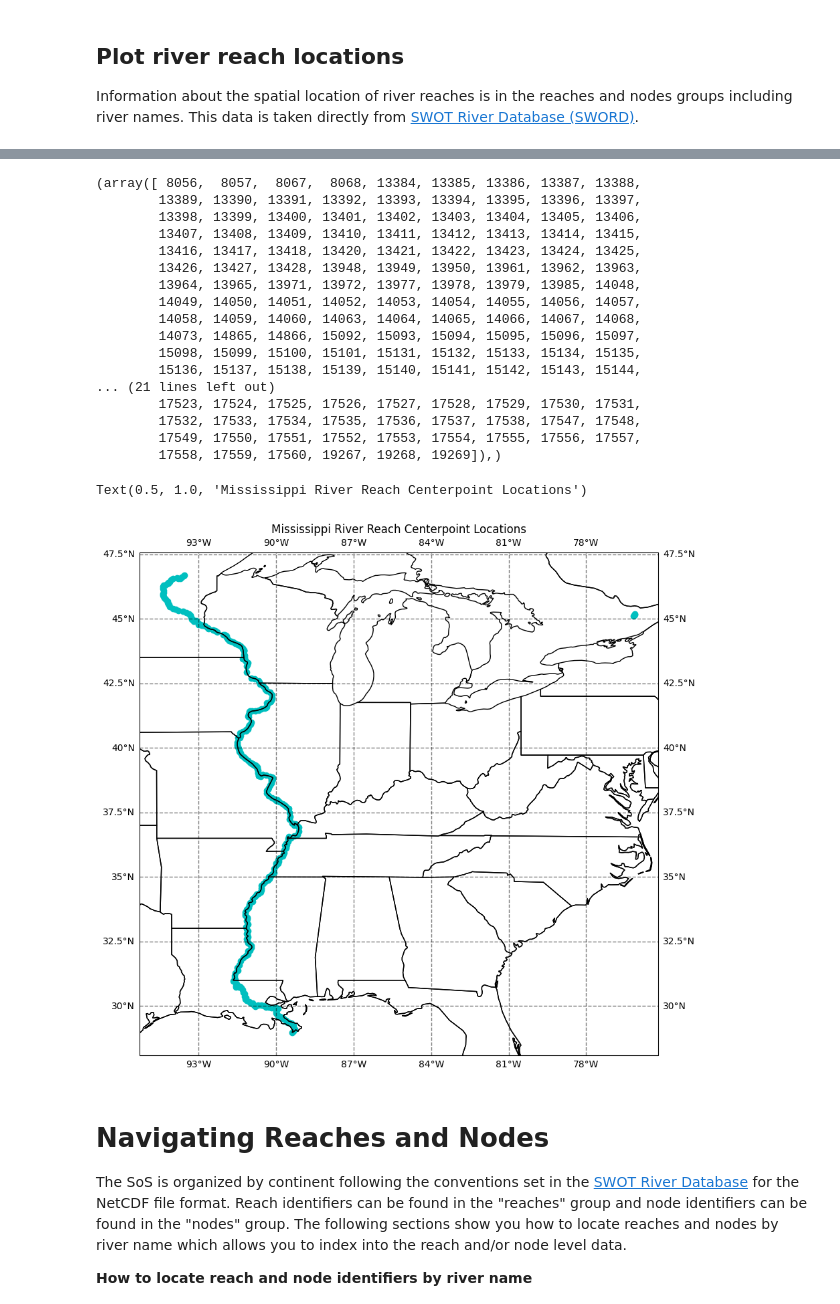
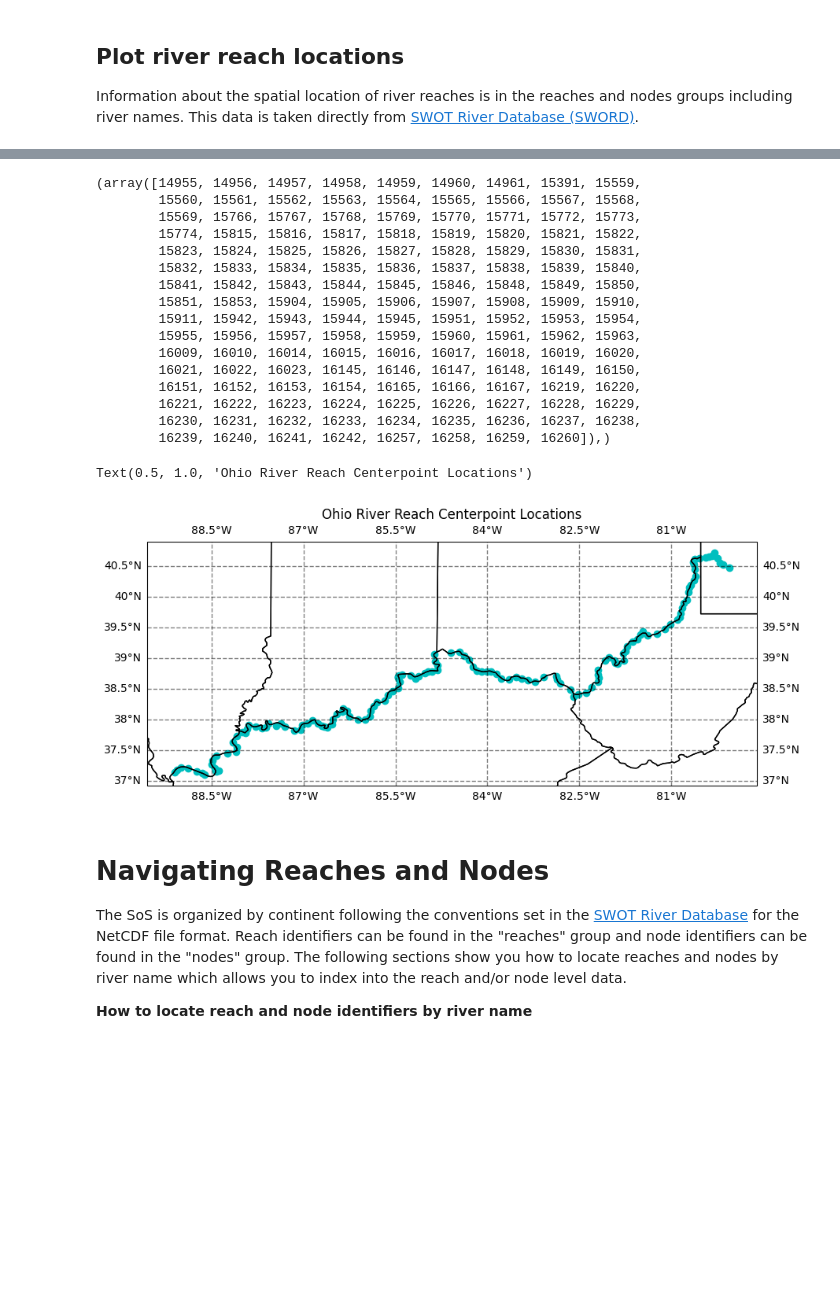
Before and after one commit to SWOT-Confluence/sos-notebooks, a Jupyter notebook: example_plot_SWOT_SoS_discharge.ipynb, the cells around one changed output, grey strips where cells are left out. Drawn from its saved outputs; the diff is of its cells as text; code cells hidden in the pictures; blank space fills up the shorter version.

```diff
--- a/example_plot_SWOT_SoS_discharge.ipynb
+++ b/example_plot_SWOT_SoS_discharge.ipynb
@@ -27,10 +28,10 @@ Results are organized into groups corresponding to modules in the SWOT-Confluenc
 Start by opening the results SoS NetCDF file and investigating the available groups:
 # %%
 # Open the priors file:
-priors = netCDF4.Dataset("/path/to/sos/priors/file.nc", format="NETCDF4")
+priors = netCDF4.Dataset("/path/to/sos/priors/file/na_sword_v16_SOS_priors.nc", format="NETCDF4")
 
 # Open the results file
-results = netCDF4.Dataset("/path/to/sos/results/file.nc", format="NETCDF4")
+results = netCDF4.Dataset("/path/to/sos/results/file/na_sword_v16_SOS_results.nc", format="NETCDF4")
 # %%
 # Display the priors groups
 print("Priors Groups:")
@@ -114,53 +115,52 @@ reach_lat = results.groups['reaches'].variables['y']
 river_names = results.groups['reaches'].variables['river_name']
 
 # Filter data to only find the Mississippi River
-idx = np.where(river_names[:] == 'Mississippi River')
+idx = np.where(river_names[:] == 'Ohio River')
 # %%
 idx
 # %% [output]
-(array([ 8056,  8057,  8067,  8068, 13384, 13385, 13386, 13387, 13388,
-        13389, 13390, 13391, 13392, 13393, 13394, 13395, 13396, 13397,
-        13398, 13399, 13400, 13401, 13402, 13403, 13404, 13405, 13406,
-        13407, 13408, 13409, 13410, 13411, 13412, 13413, 13414, 13415,
-        13416, 13417, 13418, 13420, 13421, 13422, 13423, 13424, 13425,
-        13426, 13427, 13428, 13948, 13949, 13950, 13961, 13962, 13963,
-        13964, 13965, 13971, 13972, 13977, 13978, 13979, 13985, 14048,
-        14049, 14050, 14051, 14052, 14053, 14054, 14055, 14056, 14057,
-        14058, 14059, 14060, 14063, 14064, 14065, 14066, 14067, 14068,
-        14073, 14865, 14866, 15092, 15093, 15094, 15095, 15096, 15097,
-        15098, 15099, 15100, 15101, 15131, 15132, 15133, 15134, 15135,
-        15136, 15137, 15138, 15139, 15140, 15141, 15142, 15143, 15144,
-... (21 lines left out)
-        17523, 17524, 17525, 17526, 17527, 17528, 17529, 17530, 17531,
-        17532, 17533, 17534, 17535, 17536, 17537, 17538, 17547, 17548,
-        17549, 17550, 17551, 17552, 17553, 17554, 17555, 17556, 17557,
-        17558, 17559, 17560, 19267, 19268, 19269]),)
+(array([14955, 14956, 14957, 14958, 14959, 14960, 14961, 15391, 15559,
+        15560, 15561, 15562, 15563, 15564, 15565, 15566, 15567, 15568,
+        15569, 15766, 15767, 15768, 15769, 15770, 15771, 15772, 15773,
+        15774, 15815, 15816, 15817, 15818, 15819, 15820, 15821, 15822,
+        15823, 15824, 15825, 15826, 15827, 15828, 15829, 15830, 15831,
+        15832, 15833, 15834, 15835, 15836, 15837, 15838, 15839, 15840,
+        15841, 15842, 15843, 15844, 15845, 15846, 15848, 15849, 15850,
+        15851, 15853, 15904, 15905, 15906, 15907, 15908, 15909, 15910,
+        15911, 15942, 15943, 15944, 15945, 15951, 15952, 15953, 15954,
+        15955, 15956, 15957, 15958, 15959, 15960, 15961, 15962, 15963,
+        16009, 16010, 16014, 16015, 16016, 16017, 16018, 16019, 16020,
+        16021, 16022, 16023, 16145, 16146, 16147, 16148, 16149, 16150,
+        16151, 16152, 16153, 16154, 16165, 16166, 16167, 16219, 16220,
+        16221, 16222, 16223, 16224, 16225, 16226, 16227, 16228, 16229,
+        16230, 16231, 16232, 16233, 16234, 16235, 16236, 16237, 16238,
+        16239, 16240, 16241, 16242, 16257, 16258, 16259, 16260]),)
 # %%
 # Create the figure
 fig = plt.figure(figsize=(10,10))
 
 # Add map elements gridlines
 ax = plt.axes(projection=ccrs.PlateCarree())
 ax.coastlines()
 ax.add_feature(cfeature.STATES, edgecolor='black')
 
 gl = ax.gridlines(crs=ccrs.PlateCarree(), linewidth=1, color='black', alpha=0.5, linestyle='--', draw_labels=True)
 gl.xlabels_top = False
 gl.ylabels_left = True
 gl.ylabels_right=False
 gl.xlines = True
 
 gl.xformatter = LONGITUDE_FORMATTER
 gl.yformatter = LATITUDE_FORMATTER
 
 # Plot the river reach centerpoint locations
 ax.scatter(reach_lon[idx], y=reach_lat[idx], color='c')
 
 # Add the title
-plt.title('Mississippi River Reach Centerpoint Locations')
+plt.title('Ohio River Reach Centerpoint Locations')
 # %% [output]
-Text(0.5, 1.0, 'Mississippi River Reach Centerpoint Locations')
+Text(0.5, 1.0, 'Ohio River Reach Centerpoint Locations')
-[figure, old version]
+[figure, new version]
 # %% [markdown]
 # Navigating Reaches and Nodes
 
```
Also changed, not shown: parts of 15 cells of this notebook.
